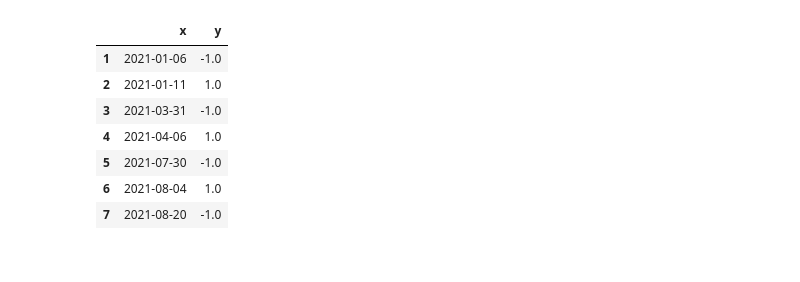
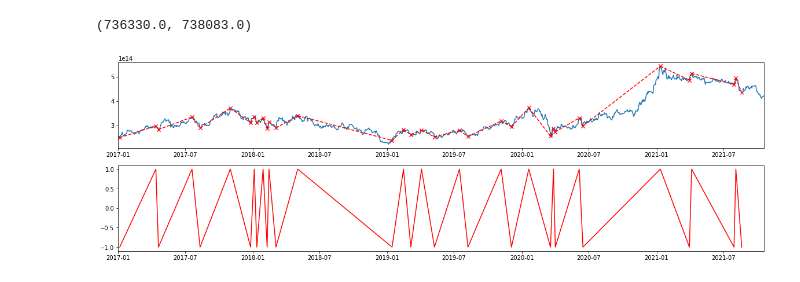
Before and after one commit to baeksumin/k-project, a Jupyter notebook: data_preprocessing/TimeSeries_trend.ipynb, the cells around one changed output. Saved outputs shown, nothing was run; the diff lists cells and outputs as text; code cells hidden in the pictures.

```diff
--- a/data_preprocessing/TimeSeries_trend.ipynb
+++ b/data_preprocessing/TimeSeries_trend.ipynb
@@ -304,10 +197,0 @@ See the caveats in the documentation: https://pandas.pydata.org/pandas-docs/stab
-# %%
-plt.figure(figsize=(15,6))
-plt.plot(samsung01['x'],samsung01['y'])
-plt.plot(x,y, color = "orange", linestyle = "--")
-#plt.scatter(x,y)
-for i in range(result1.shape[0]):
-  x1 = list(result1.iloc[i,:2])
-  y1 = list(result1.iloc[i,2:4])
-  plt.plot(x1,y1, "rx--")
-plt.show()
@@ -316,7 +197,0 @@ plt.show()
-# %%
-#빨간 점 X 뽑아내기
-
-red_x1 = list(result1['x1'])+ list(result1['x2'])
-red_x1 = list(set(red_x1))
-red_x1.sort()
-red_x1
@@ -599,24 +277,46 @@ final
 # %%
+# trend -1~1로 변환.
+final = samsung01[samsung01.x == red_x1[0]]
+
+for i in red_x1:
+  df = samsung01[samsung01.x == i]
+  final = final.append(df,ignore_index = True )
+
+final = final.iloc[1:,:2]
+
+
 for i in range(final.shape[0]-1):
   if(result2.iloc[i,6]== 1):
     final.iloc[i,1] = -1
   else :
     final.iloc[i,1] = 1
 
 #final =final[1:final.shape[0]-1]
 n = final.shape[0]-2
 if(final.iloc[n,1]== -1):
   final.iloc[final.shape[0]-1,1] = 1
 else:
   final.iloc[final.shape[0]-1,1] = -1
 
-final
+
+#그림으로 확인하기.
+fig = plt.figure(figsize = (20, 6))
+ax1 = fig.add_subplot(2,1,1)
+ax2 = fig.add_subplot(2,1,2)
+
+
+ax1.plot(samsung01['x'],samsung01['y'])
+ax1.set_xlim([datetime.date(2017, 1, 1), datetime.date(2021, 10, 20)])
+#ax1.plot(x,y, color = "orange", linestyle = "--")
+
+for i in range(result2.shape[0]):
+  x1 = list(result2.iloc[i,:2])
+  y1 = list(result2.iloc[i,2:4])
+  ax1.plot(x1,y1, "rx--")
+
+
+ax2.plot(final['x'],final['y'], color = "red")
+ax2.set_xlim([datetime.date(2017, 1, 1), datetime.date(2021, 10, 20)])
 # %% [output]
-|  | x | y |
-| 1 | 2021-01-06 | -1.0 |
-| 2 | 2021-01-11 | 1.0 |
-| 3 | 2021-03-31 | -1.0 |
-| 4 | 2021-04-06 | 1.0 |
-| 5 | 2021-07-30 | -1.0 |
-| 6 | 2021-08-04 | 1.0 |
-| 7 | 2021-08-20 | -1.0 |
+(736330.0, 738083.0)
+[figure, added]
```
Also changed, not shown: parts of 31 cells of this notebook.
